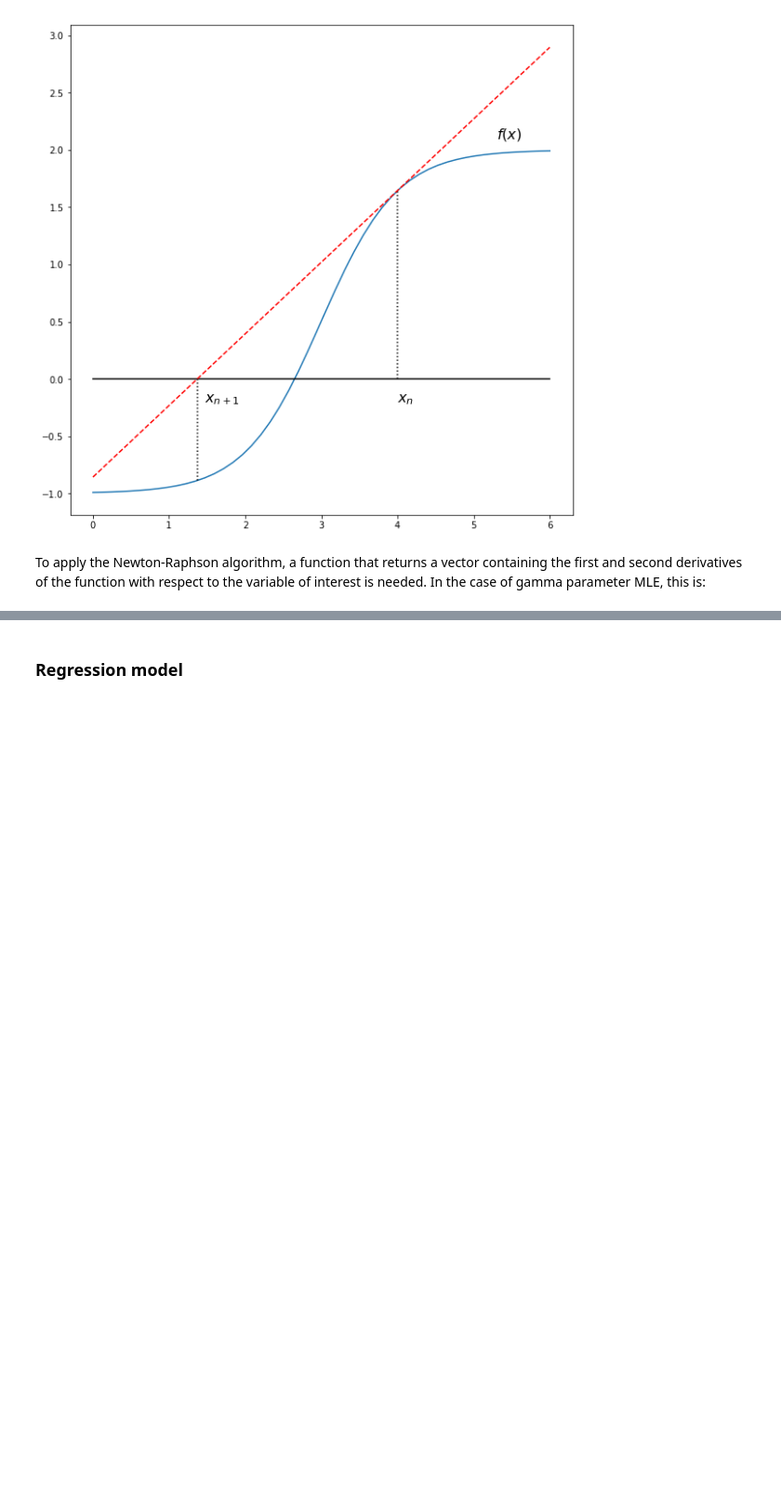
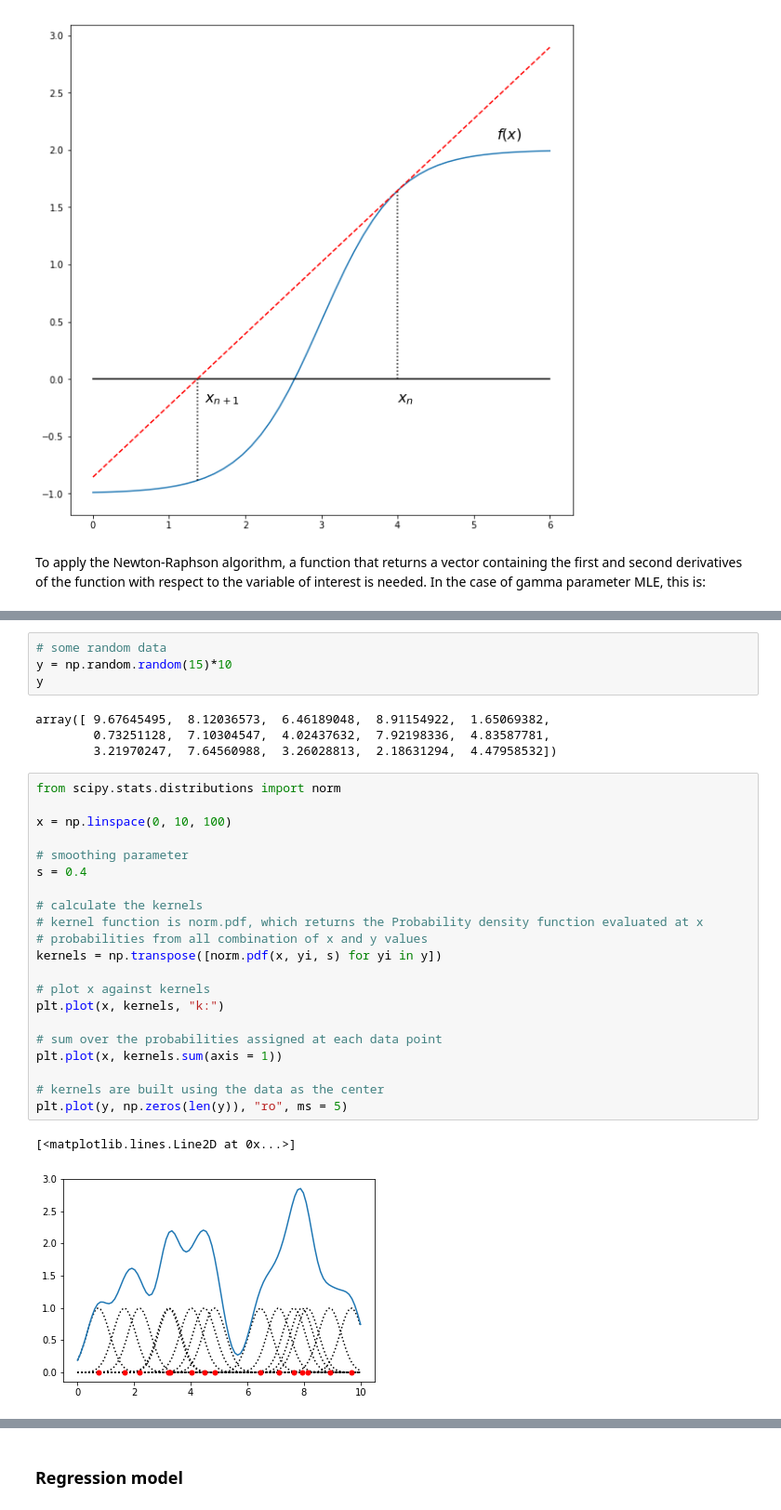
Before and after one commit to yueying-teng/STAT, a Jupyter notebook: statistical model.ipynb, the cells around one changed output, grey strips where cells are left out. Shown at 93% size. Cells and saved outputs as stored; diff of their text form; blank space fills up the shorter version.

```diff
--- a/statistical model.ipynb
+++ b/statistical model.ipynb
@@ -377,0 +410,32 @@ To apply the Newton-Raphson algorithm, a function that returns a vector containi
+# %%
+# some random data
+y = np.random.random(15)*10
+y
+# %% [output]
+array([ 9.67645495,  8.12036573,  6.46189048,  8.91154922,  1.65069382,
+        0.73251128,  7.10304547,  4.02437632,  7.92198336,  4.83587781,
+        3.21970247,  7.64560988,  3.26028813,  2.18631294,  4.47958532])
+# %%
+from scipy.stats.distributions import norm
+
+x = np.linspace(0, 10, 100)
+
+# smoothing parameter
+s = 0.4
+
+# calculate the kernels
+# kernel function is norm.pdf, which returns the Probability density function evaluated at x
+# probabilities from all combination of x and y values
+kernels = np.transpose([norm.pdf(x, yi, s) for yi in y])
+
+# plot x against kernels
+plt.plot(x, kernels, "k:")
+
+# sum over the probabilities assigned at each data point
+plt.plot(x, kernels.sum(axis = 1))
+
+# kernels are built using the data as the center
+plt.plot(y, np.zeros(len(y)), "ro", ms = 5)
+# %% [output]
+[<matplotlib.lines.Line2D at 0x...>]
+[figure, added]
```
Also changed, not shown: parts of 26 cells of this notebook.
